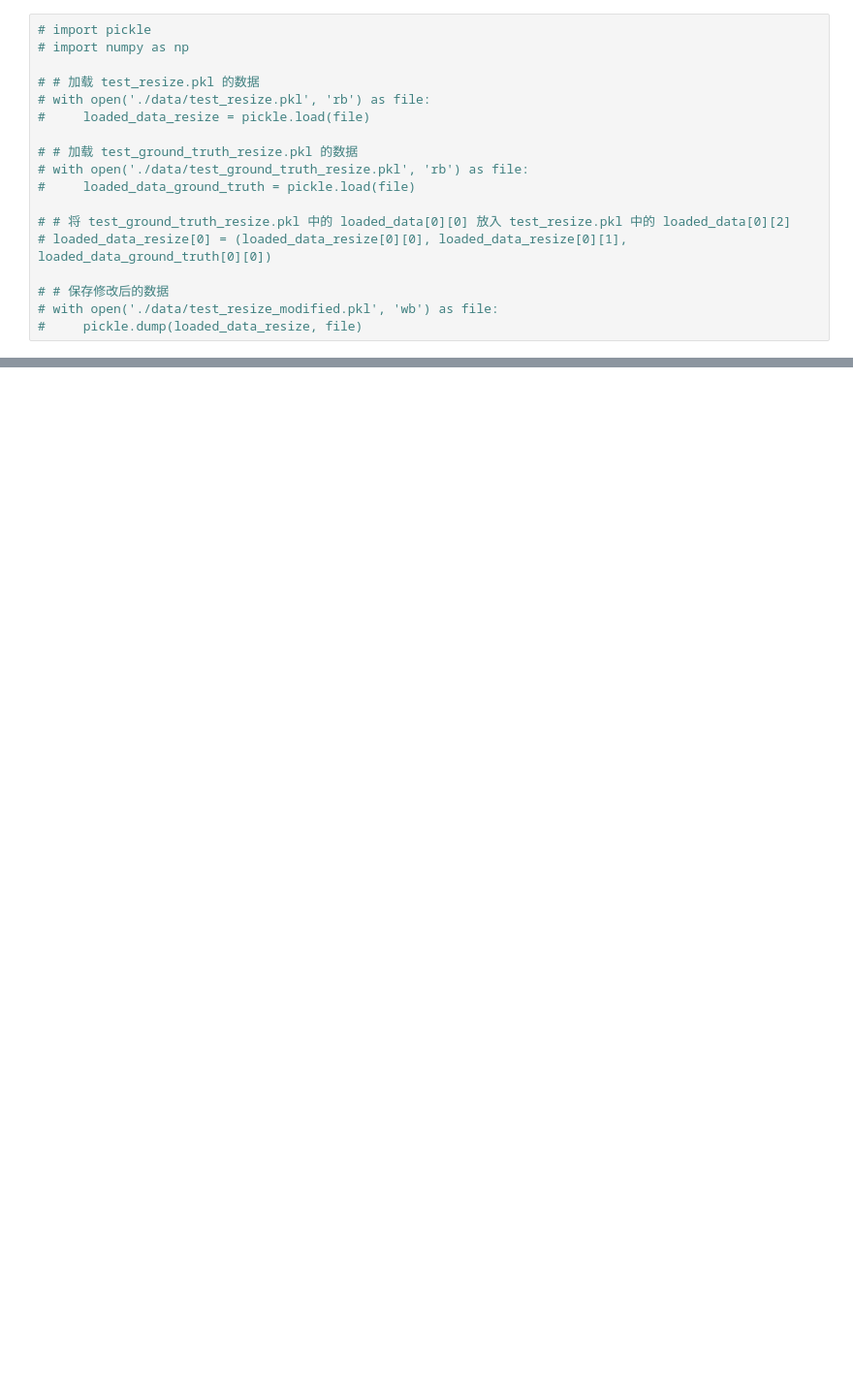
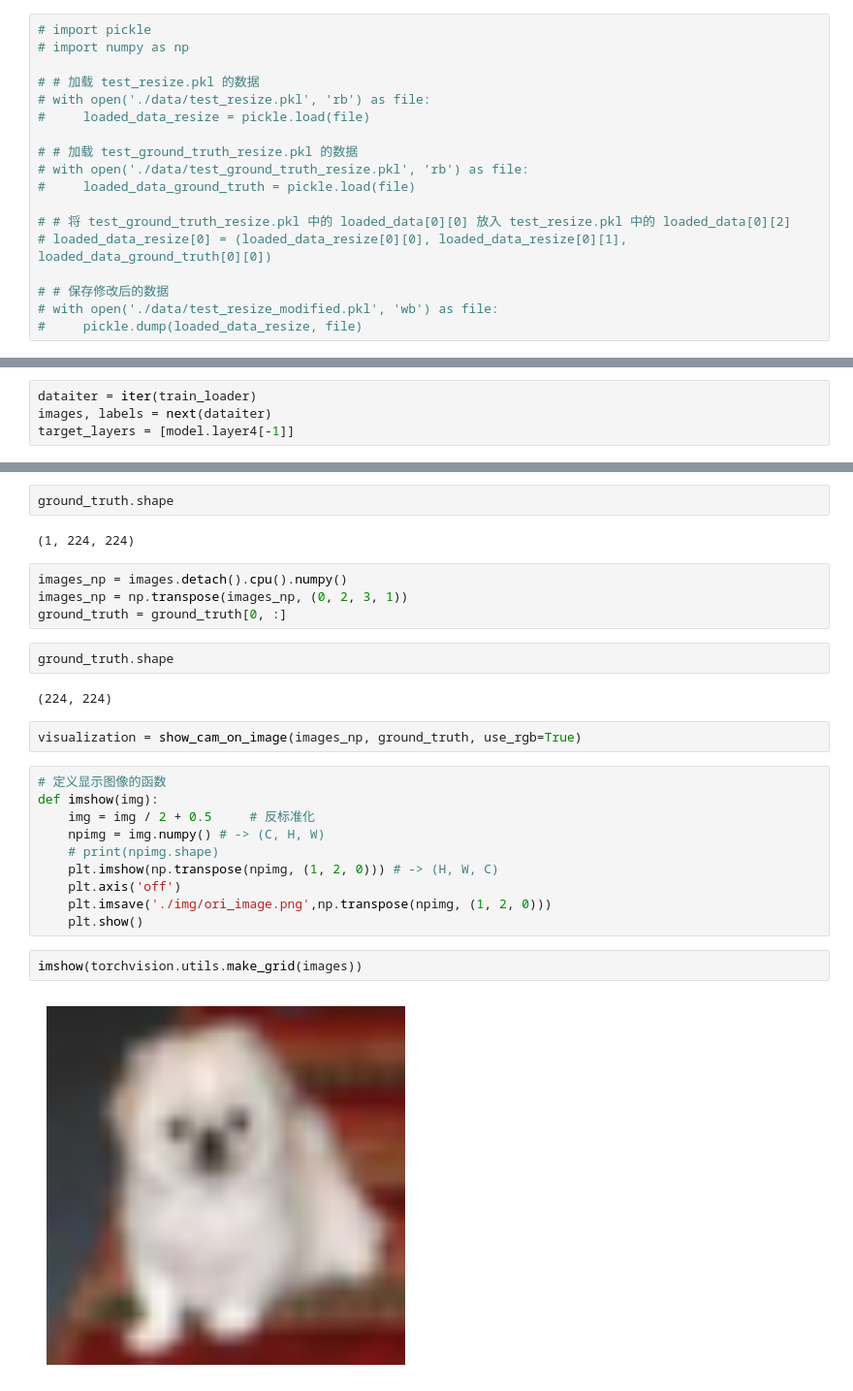
Before and after one commit to memory009/Backdoor, a Jupyter notebook: draft.ipynb, the cells around one changed output, grey strips where cells are left out. Shown at 97% size. Cells and saved outputs as stored; diff of their text form; blank space fills up the shorter version.

```diff
--- a/draft.ipynb
+++ b/draft.ipynb
@@ -228,0 +232,4 @@ print(loaded_train_data[0][2][0].shape)
+# %%
+dataiter = iter(train_loader)
+images, labels = next(dataiter)
+target_layers = [model.layer4[-1]]
@@ -228,0 +257,28 @@ print(loaded_train_data[0][2][0].shape)
+# %%
+ground_truth.shape
+# %% [output]
+(1, 224, 224)
+# %%
+images_np = images.detach().cpu().numpy()
+images_np = np.transpose(images_np, (0, 2, 3, 1))
+ground_truth = ground_truth[0, :]
+# %%
+ground_truth.shape
+# %% [output]
+(224, 224)
+# %%
+visualization = show_cam_on_image(images_np, ground_truth, use_rgb=True)
+# %%
+# 定义显示图像的函数
+def imshow(img):
+    img = img / 2 + 0.5     # 反标准化
+    npimg = img.numpy() # -> (C, H, W)
+    # print(npimg.shape)
+    plt.imshow(np.transpose(npimg, (1, 2, 0))) # -> (H, W, C)
+    plt.axis('off')
+    plt.imsave('./img/ori_image.png',np.transpose(npimg, (1, 2, 0)))
+    plt.show()
+# %%
+imshow(torchvision.utils.make_grid(images))
+# %% [output]
+[figure, added]
```
Also changed, not shown: parts of 10 cells of this notebook, 6 other files.
